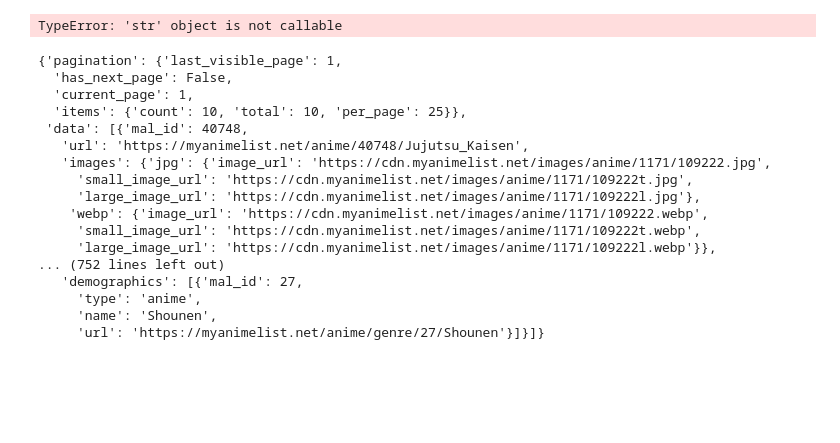
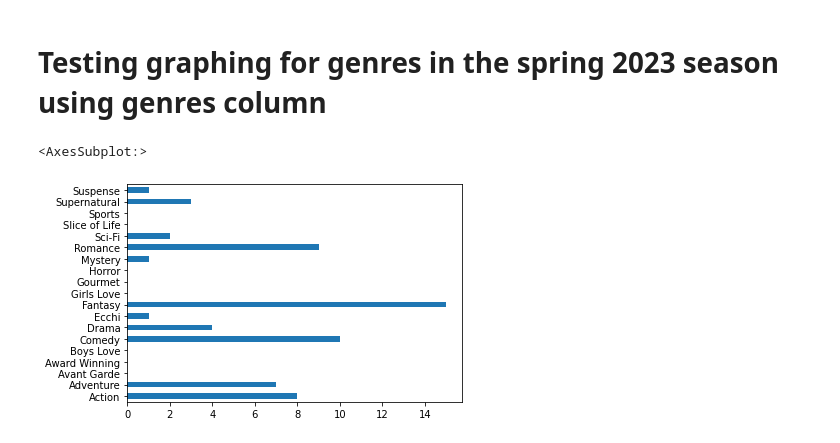
Before and after one commit to WuJunNing/INST447FinalProject, a Jupyter notebook: Final_Project.ipynb, the cells around one changed output. Saved outputs shown, nothing was run; the diff lists cells and outputs as text; code cells hidden in the pictures; blank space fills up the shorter version.

Commit message:
More columns

```diff
--- a/Final_Project.ipynb
+++ b/Final_Project.ipynb
@@ -6,5 +20,8 @@ import matplotlib as plt
 # %%
-url = 'https://api.jikan.moe/v4/anime?q=jujutsu-kaisen'
-response = requests.get(url)
+url = 'https://api.jikan.moe/v4/seasons/2023/spring'
+response  = requests.get(url)
 response.status_code
+answer = response.json()['data']
+animedf = pd.DataFrame(answer)
+animedf.head(1)
 # %% [output]
@@ -12,25 +31,25 @@ response.status_code
-# %%
-response.text()
-# %% [output]
-TypeError: 'str' object is not callable
-# %%
-answers = response.json()
-answers
-# %% [output]
-{'pagination': {'last_visible_page': 1,
-  'has_next_page': False,
-  'current_page': 1,
-  'items': {'count': 10, 'total': 10, 'per_page': 25}},
- 'data': [{'mal_id': 40748,
-   'url': 'https://myanimelist.net/anime/40748/Jujutsu_Kaisen',
-   'images': {'jpg': {'image_url': 'https://cdn.myanimelist.net/images/anime/1171/109222.jpg',
-     'small_image_url': 'https://cdn.myanimelist.net/images/anime/1171/109222t.jpg',
-     'large_image_url': 'https://cdn.myanimelist.net/images/anime/1171/109222l.jpg'},
-    'webp': {'image_url': 'https://cdn.myanimelist.net/images/anime/1171/109222.webp',
-     'small_image_url': 'https://cdn.myanimelist.net/images/anime/1171/109222t.webp',
-     'large_image_url': 'https://cdn.myanimelist.net/images/anime/1171/109222l.webp'}},
-... (752 lines left out)
-   'demographics': [{'mal_id': 27,
-     'type': 'anime',
-     'name': 'Shounen',
-     'url': 'https://myanimelist.net/anime/genre/27/Shounen'}]}]}
+# %% [markdown]
+# Testing graphing for genres in the spring 2023 season using genres column
+# %%
+biglist = []
+genreList = ["Action", "Adventure", "Avant Garde", "Award Winning", "Boys Love", "Comedy", "Drama", 'Ecchi', "Fantasy", "Girls Love", "Gourmet", "Horror",
+ "Mystery", "Romance", "Sci-Fi", "Slice of Life", "Sports", "Supernatural", "Suspense"]
+genreDict = {}
+for i in genreList:
+    genreDict[i] = 0
+genreDict
+for i in animedf['genres']:
+    tlist = []
+    for j in range(len(i)):
+        tlist.append(i[j]['name'])
+    biglist.append(tlist)
+biglist
+for i in biglist:
+    for j in i:
+        genreDict[j] += 1
+genreDict
+genreSer = pd.Series(genreDict)
+genreSer.plot.barh()
+# %% [output]
+<AxesSubplot:>
+[figure, added]
```
Also changed, not shown: parts of 20 cells of this notebook, 1 other file.
